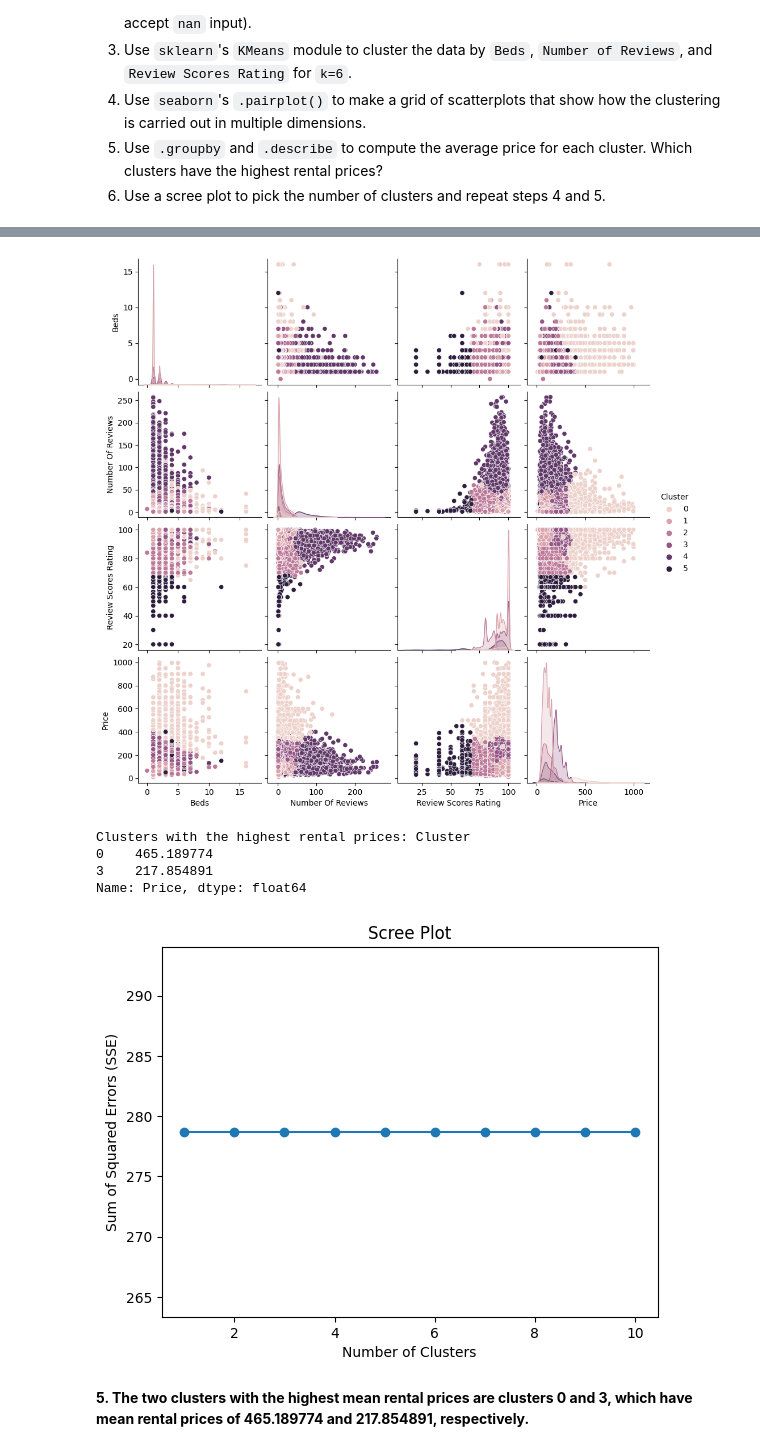
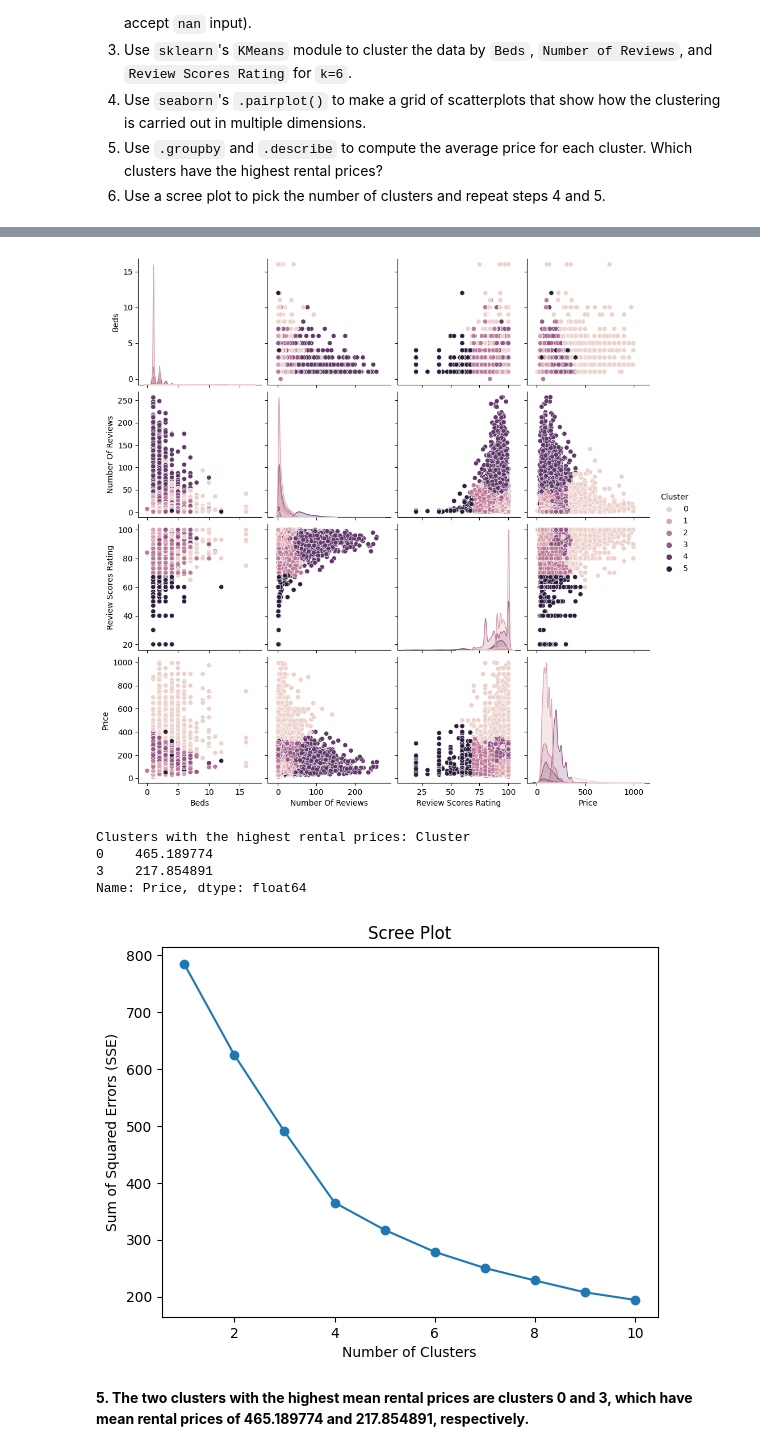
Before and after one commit to ronitreddy/assignment3, a Jupyter notebook: assignment_knn_and_kmc.ipynb, the cells around one changed output, grey strips where cells are left out. Cells and saved outputs as stored; diff of their text form; code cells hidden in the pictures.

Commit message:
Fixed Scree plot for Q5

```diff
--- a/assignment_knn_and_kmc.ipynb
+++ b/assignment_knn_and_kmc.ipynb
@@ -187,7 +187,7 @@ import matplotlib.pyplot as plt
 url = 'https://raw.githubusercontent.com/DS3001/assignment3/main/data/airbnb_hw.csv'
 data = pd.read_csv(url, low_memory = False)
 
-data_cleaned = data[['Beds', 'Number Of Reviews', 'Review Scores Rating', 'Price']].copy()
+data_cleaned = data[['Beds', 'Number Of Reviews', 'Review Scores Rating', 'Price']]
 data_cleaned['Beds'] = pd.to_numeric(data_cleaned['Beds'], errors = 'coerce')
 data_cleaned['Number Of Reviews'] = pd.to_numeric(data_cleaned['Number Of Reviews'], errors = 'coerce')
 data_cleaned['Review Scores Rating'] = pd.to_numeric(data_cleaned['Review Scores Rating'], errors = 'coerce')
@@ -216,7 +216,7 @@ print(f'Clusters with the highest rental prices: {highest_price_clusters}')
 #6
 sse = []
 for k in range(1, 11):
-    kmeans = KMeans(n_clusters = 6, n_init = 10, random_state = 42)
+    kmeans = KMeans(n_clusters = k, random_state = 42)
     kmeans.fit(data_normalized)
     sse.append(kmeans.inertia_)
 
@@ -229,9 +246,9 @@ plt.show()
 [figure]
-Clusters with the highest rental prices: Cluster
-0    465.189774
-3    217.854891
-Name: Price, dtype: float64
+Clusters with the highest rental prices: Cluster
+0    465.189774
+3    217.854891
+Name: Price, dtype: float64
-[figure, old version]
+[figure, new version]
 # %% [markdown]
 **5. The two clusters with the highest mean rental prices are clusters 0 and 3, which have mean rental prices of 465.189774 and 217.854891, respectively.**
 # %% [markdown]
```
Also changed, not shown: parts of 1 cell of this notebook.
